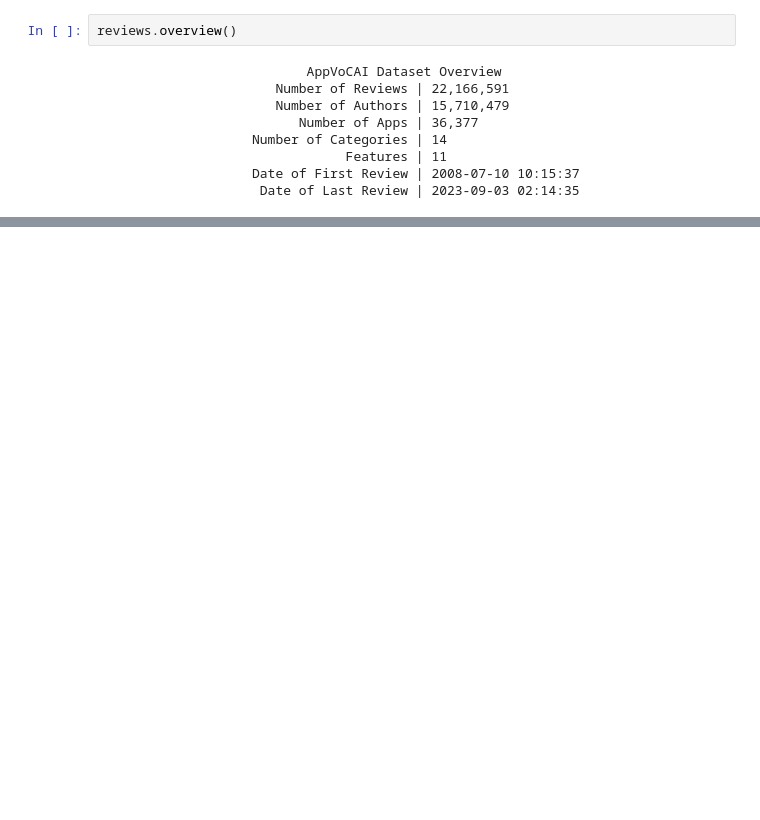
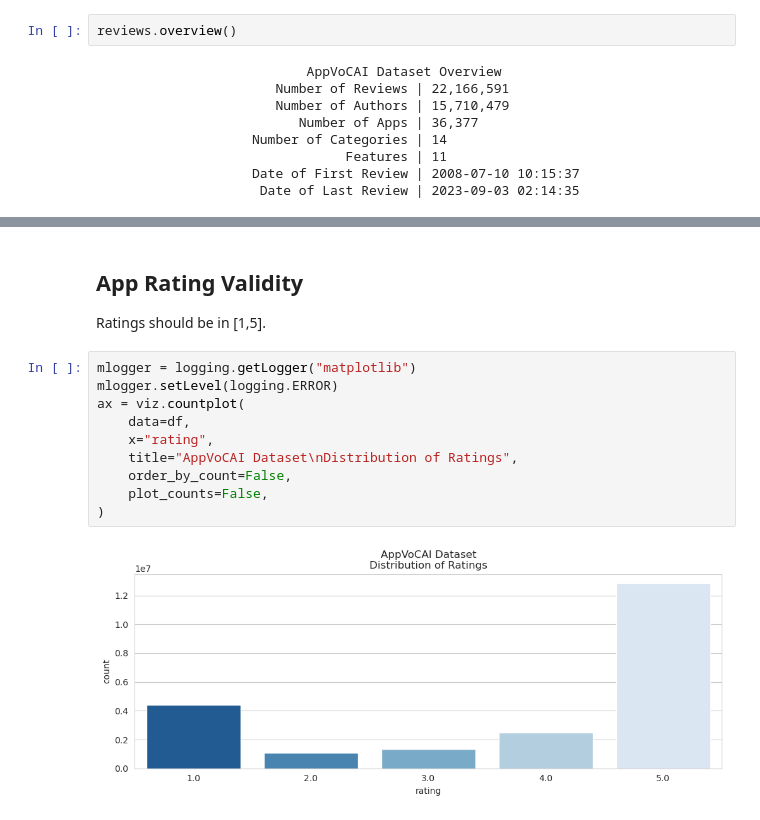
Before and after one commit to variancexplained/genai-lab-slm, a Jupyter notebook: notebooks/content/01_data/00_intro.ipynb, the cells around one changed output, grey strips where cells are left out. Cells and saved outputs as stored; diff of their text form; blank space fills up the shorter version.

```diff
--- a/notebooks/content/01_data/00_intro.ipynb
+++ b/notebooks/content/01_data/00_intro.ipynb
@@ -209,0 +138,15 @@ reviews.categories(y="category", title="App Store Categories")
+# %% [markdown]
+## App Rating Validity
+Ratings should be in [1,5].
+# %%
+mlogger = logging.getLogger("matplotlib")
+mlogger.setLevel(logging.ERROR)
+ax = viz.countplot(
+    data=df,
+    x="rating",
+    title="AppVoCAI Dataset\nDistribution of Ratings",
+    order_by_count=False,
+    plot_counts=False,
+)
+# %% [output]
+[figure, added]
```
Also changed, not shown: parts of 60 cells of this notebook, 12 other files.
